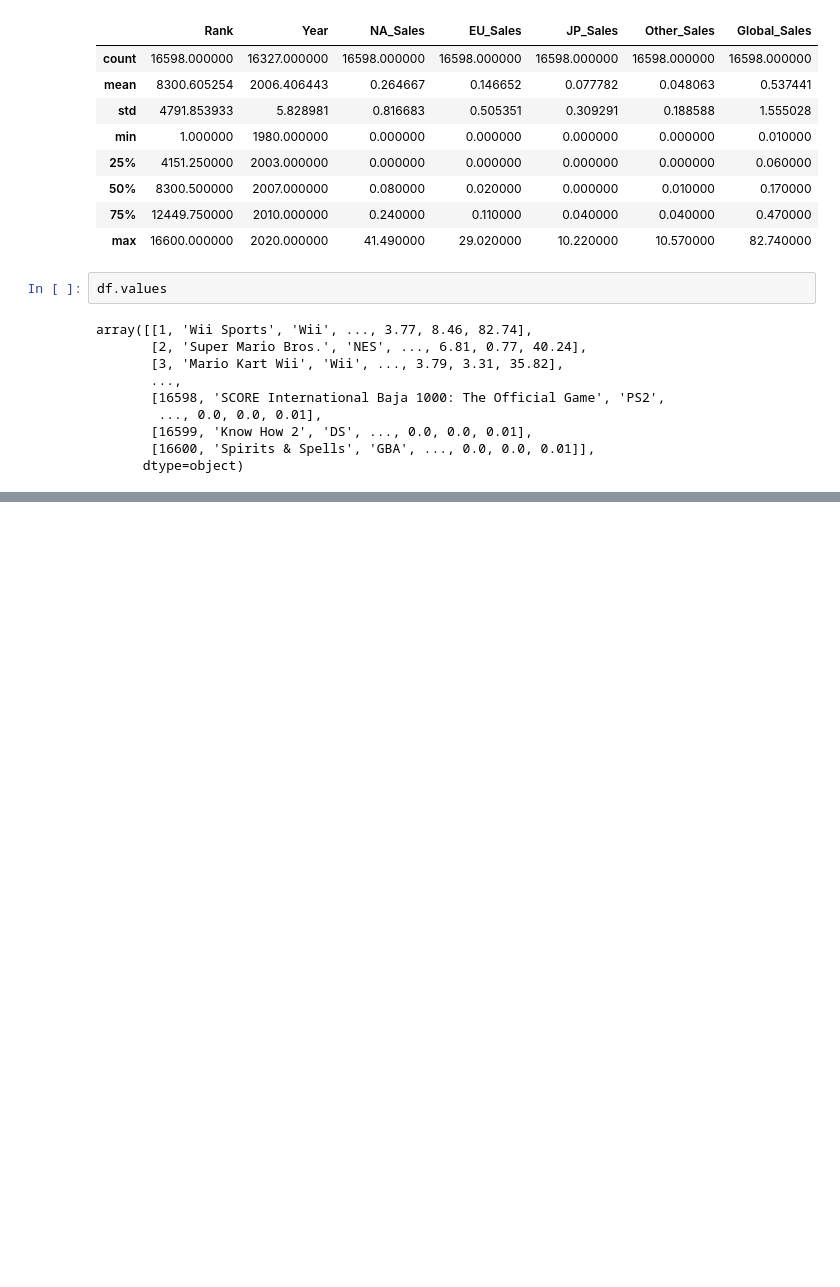
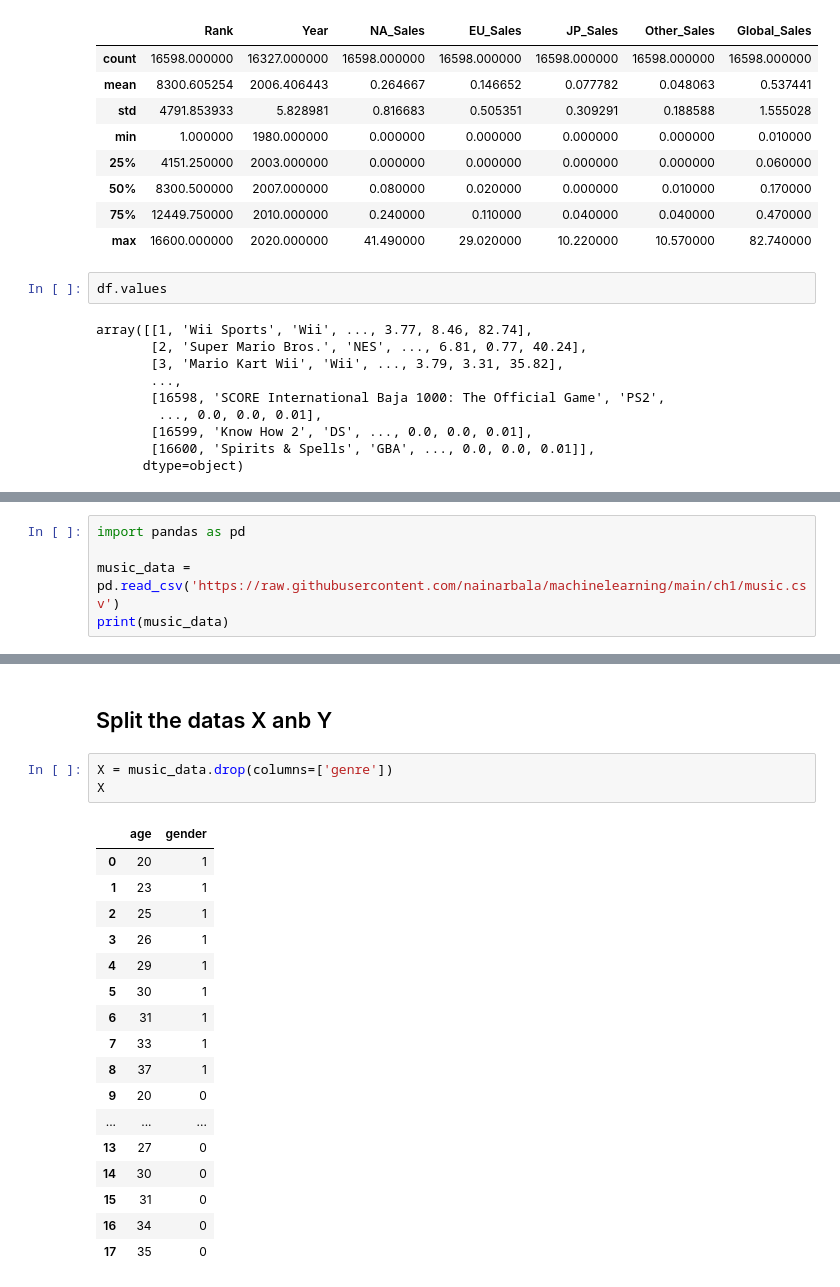
Before and after one commit to nainarbala/machinelearning, a Jupyter notebook: ch1/machinelearning_1.ipynb, the cells around one changed output, grey strips where cells are left out. Cells and saved outputs as stored; diff of their text form; blank space fills up the shorter version.

```diff
--- a/ch1/machinelearning_1.ipynb
+++ b/ch1/machinelearning_1.ipynb
@@ -57,0 +82,5 @@ array([[1, 'Wii Sports', 'Wii', ..., 3.77, 8.46, 82.74],
+# %%
+import pandas as pd
+
+music_data = pd.read_csv('https://raw.githubusercontent.com/nainarbala/machinelearning/main/ch1/music.csv')
+print(music_data)
@@ -57,0 +107,23 @@ array([[1, 'Wii Sports', 'Wii', ..., 3.77, 8.46, 82.74],
+# %% [markdown]
+## Split the datas X anb Y
+# %%
+X = music_data.drop(columns=['genre'])
+X
+# %% [output]
+|  | age | gender |
+| 0 | 20 | 1 |
+| 1 | 23 | 1 |
+| 2 | 25 | 1 |
+| 3 | 26 | 1 |
+| 4 | 29 | 1 |
+| 5 | 30 | 1 |
+| 6 | 31 | 1 |
+| 7 | 33 | 1 |
+| 8 | 37 | 1 |
+| 9 | 20 | 0 |
+| ... | ... | ... |
+| 13 | 27 | 0 |
+| 14 | 30 | 0 |
+| 15 | 31 | 0 |
+| 16 | 34 | 0 |
+| 17 | 35 | 0 |
```
Also changed, not shown: parts of 9 cells of this notebook.
